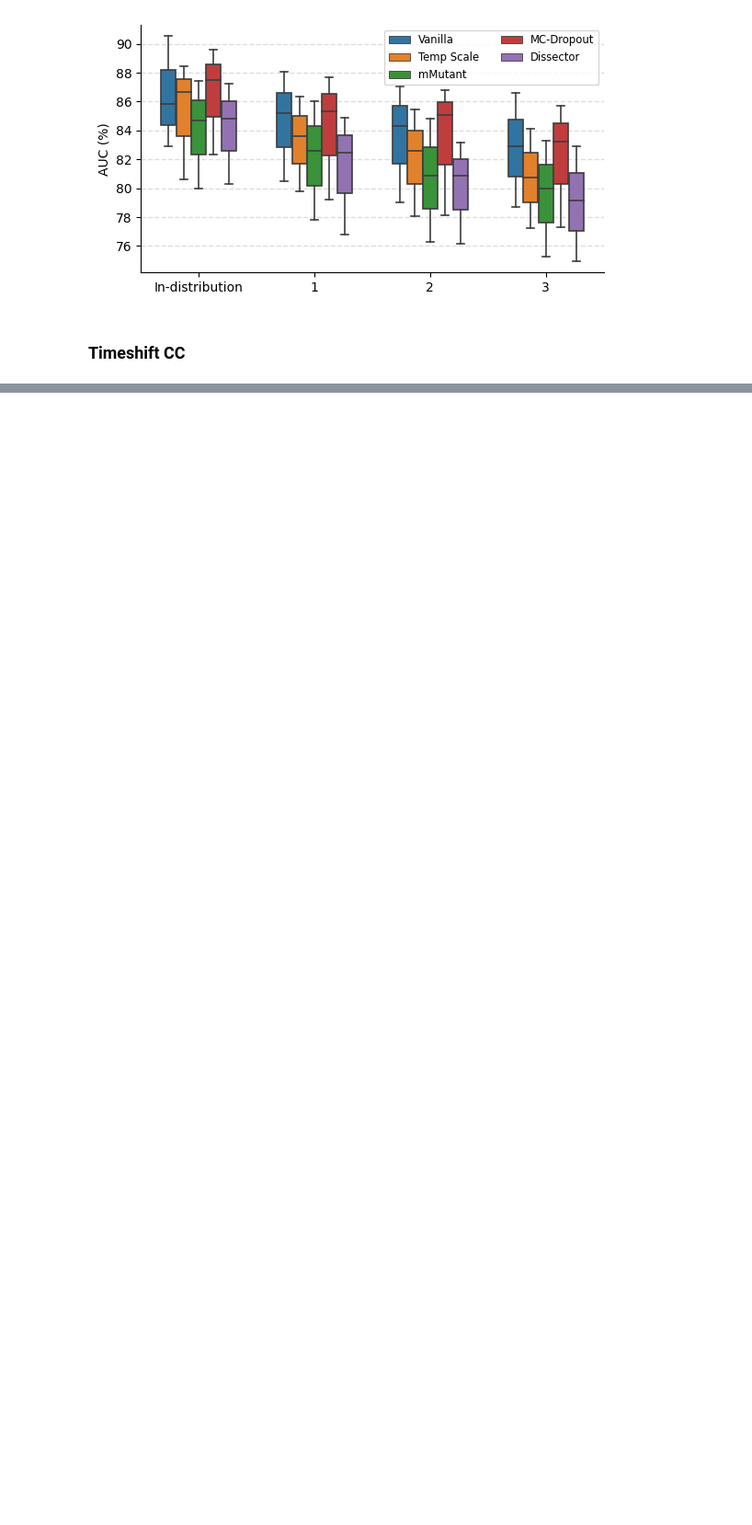
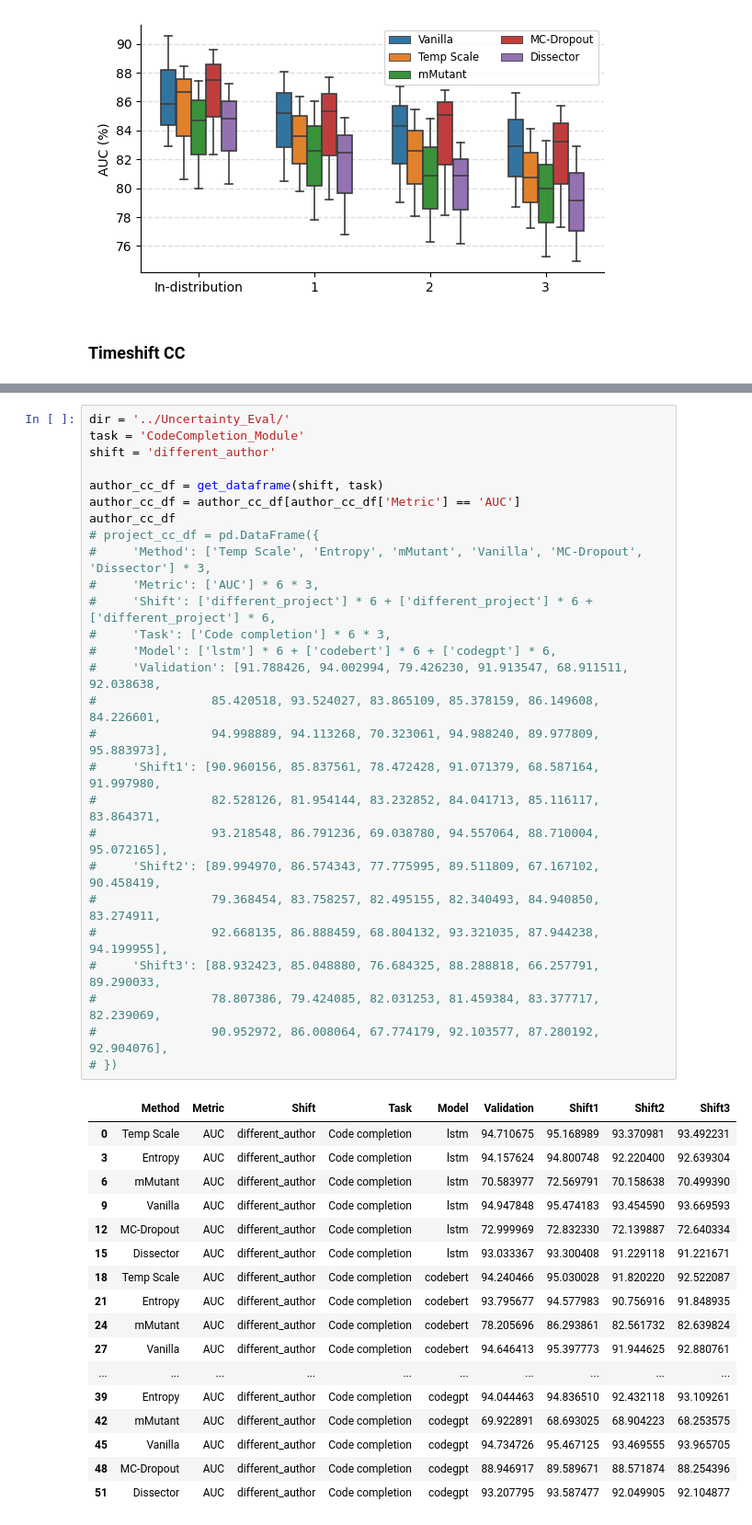
Before and after one commit to yul091/UncertaintyPL, a Jupyter notebook: notebooks/uncertainty_eval.ipynb, the cells around one changed output, grey strips where cells are left out. Shown at 92% size. Drawn from its saved outputs; the diff is of its cells as text; blank space fills up the shorter version.

```diff
--- a/notebooks/uncertainty_eval.ipynb
+++ b/notebooks/uncertainty_eval.ipynb
@@ -358,0 +423,45 @@ plt.show()
+# %%
+dir = '../Uncertainty_Eval/'
+task = 'CodeCompletion_Module'
+shift = 'different_author'
+
+author_cc_df = get_dataframe(shift, task)
+author_cc_df = author_cc_df[author_cc_df['Metric'] == 'AUC']
+author_cc_df
+# project_cc_df = pd.DataFrame({
+#     'Method': ['Temp Scale', 'Entropy', 'mMutant', 'Vanilla', 'MC-Dropout', 'Dissector'] * 3,
+#     'Metric': ['AUC'] * 6 * 3,
+#     'Shift': ['different_project'] * 6 + ['different_project'] * 6 + ['different_project'] * 6,
+#     'Task': ['Code completion'] * 6 * 3,
+#     'Model': ['lstm'] * 6 + ['codebert'] * 6 + ['codegpt'] * 6,
+#     'Validation': [91.788426, 94.002994, 79.426230, 91.913547, 68.911511, 92.038638,
+#                85.420518, 93.524027, 83.865109, 85.378159, 86.149608, 84.226601,
+#                94.998889, 94.113268, 70.323061, 94.988240, 89.977809, 95.883973],
+#     'Shift1': [90.960156, 85.837561, 78.472428, 91.071379, 68.587164, 91.997980,
+#                82.528126, 81.954144, 83.232852, 84.041713, 85.116117, 83.864371,
+#                93.218548, 86.791236, 69.038780, 94.557064, 88.710004, 95.072165],
+#     'Shift2': [89.994970, 86.574343, 77.775995, 89.511809, 67.167102, 90.458419,
+#                79.368454, 83.758257, 82.495155, 82.340493, 84.940850, 83.274911,
+#                92.668135, 86.888459, 68.804132, 93.321035, 87.944238, 94.199955],
+#     'Shift3': [88.932423, 85.048880, 76.684325, 88.288818, 66.257791, 89.290033,
+#                78.807386, 79.424085, 82.031253, 81.459384, 83.377717, 82.239069,
+#                90.952972, 86.008064, 67.774179, 92.103577, 87.280192, 92.904076],
+# })
+# %% [output]
+|  | Method | Metric | Shift | Task | Model | Validation | Shift1 | Shift2 | Shift3 |
+| 0 | Temp Scale | AUC | different_author | Code completion | lstm | 94.710675 | 95.168989 | 93.370981 | 93.492231 |
+| 3 | Entropy | AUC | different_author | Code completion | lstm | 94.157624 | 94.800748 | 92.220400 | 92.639304 |
+| 6 | mMutant | AUC | different_author | Code completion | lstm | 70.583977 | 72.569791 | 70.158638 | 70.499390 |
+| 9 | Vanilla | AUC | different_author | Code completion | lstm | 94.947848 | 95.474183 | 93.454590 | 93.669593 |
+| 12 | MC-Dropout | AUC | different_author | Code completion | lstm | 72.999969 | 72.832330 | 72.139887 | 72.640334 |
+| 15 | Dissector | AUC | different_author | Code completion | lstm | 93.033367 | 93.300408 | 91.229118 | 91.221671 |
+| 18 | Temp Scale | AUC | different_author | Code completion | codebert | 94.240466 | 95.030028 | 91.820220 | 92.522087 |
+| 21 | Entropy | AUC | different_author | Code completion | codebert | 93.795677 | 94.577983 | 90.756916 | 91.848935 |
+| 24 | mMutant | AUC | different_author | Code completion | codebert | 78.205696 | 86.293861 | 82.561732 | 82.639824 |
+| 27 | Vanilla | AUC | different_author | Code completion | codebert | 94.646413 | 95.397773 | 91.944625 | 92.880761 |
+| ... | ... | ... | ... | ... | ... | ... | ... | ... | ... |
+| 39 | Entropy | AUC | different_author | Code completion | codegpt | 94.044463 | 94.836510 | 92.432118 | 93.109261 |
+| 42 | mMutant | AUC | different_author | Code completion | codegpt | 69.922891 | 68.693025 | 68.904223 | 68.253575 |
+| 45 | Vanilla | AUC | different_author | Code completion | codegpt | 94.734726 | 95.467125 | 93.469555 | 93.965705 |
+| 48 | MC-Dropout | AUC | different_author | Code completion | codegpt | 88.946917 | 89.589671 | 88.571874 | 88.254396 |
+| 51 | Dissector | AUC | different_author | Code completion | codegpt | 93.207795 | 93.587477 | 92.049905 | 92.104877 |
```
Also changed, not shown: parts of 7 cells of this notebook.
